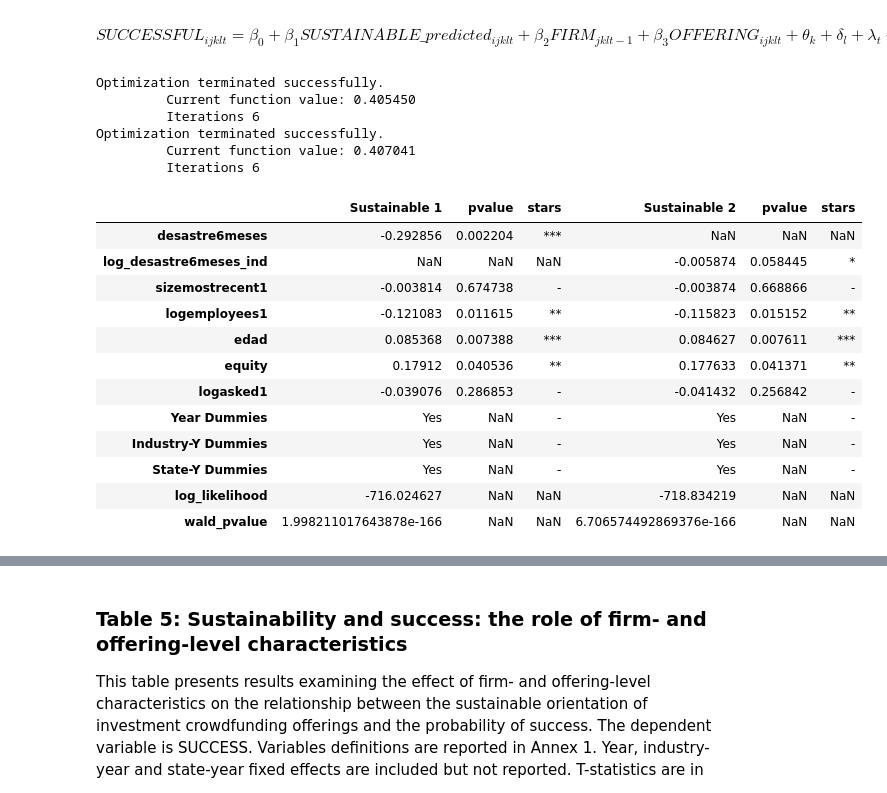
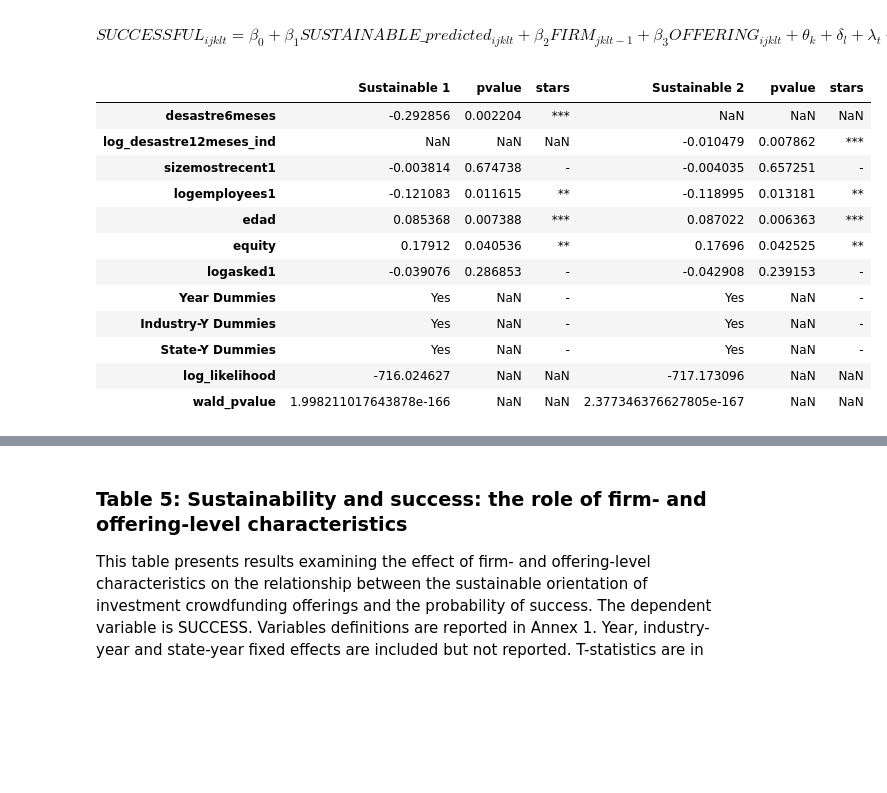
Before and after one commit to alvarorezola/MendozaEtAl2023-VC, a Jupyter notebook: script.ipynb, the cells around one changed output, grey strips where cells are left out. Drawn from its saved outputs; the diff is of its cells as text; code cells hidden in the pictures; blank space fills up the shorter version.

```diff
--- a/script.ipynb
+++ b/script.ipynb
@@ -103,15 +105,21 @@ df = df[df["deadline"] <= "2019-10-01"]
 df["totalassetsmostrecent1"] += 1e-6
 df["logtotalassetsmostrecent1"] = np.log(df["totalassetsmostrecent1"])
 df = df.dropna(subset=["desastre6meses"])
-df['desastre6meses_indemnizaciones'].fillna(0, inplace=True)
-df["desastre6meses_indemnizaciones"] += 1e-6
-df["log_desastre6meses_ind"] = np.log(df["desastre6meses_indemnizaciones"])
+df['desastre12meses_indemnizaciones'].fillna(0, inplace=True)
+df["desastre12meses_indemnizaciones"] += 1e-6
+df["log_desastre12meses_ind"] = np.log(df["desastre12meses_indemnizaciones"])
 
 # Bank Net Income to Total Assets as value of the ratio net income-to-total assets in the banking sector per state and year.
 df["bank_netincome_assets"] = df["lagnetinc"]/df["lagasset"]*100
 df['bank_netincome_assets'].fillna(0, inplace=True)
 df['banknetincome_assets_number'] = df['bank_netincome_assets']*df['lagbanks']
 df['banknetincome_assets_number'].fillna(0, inplace=True)
+
+# fill empty bank data
+df['lagbranches'].fillna(0, inplace=True)
+df['bank_netincome_assets'].fillna(0, inplace=True)
+df['lagvcfundraising'].fillna(0, inplace=True)
+df['loglagnum_oper_por_platf_y'].fillna(0, inplace=True)
 
 # Treatment and control dataframes
 df_sust = df[df["sustainable"] == 1]
@@ -505,14 +505,14 @@ columns = ['desastre6meses',
            'logasked1',
            "ind_year",
            "state_id"] + year_dummies
-X = df[columns]
+X1 = df[columns]
 
 # Drop dummies that have a constant value for all rows
-nunique = X[year_dummies].nunique()
-X = X.drop(columns = nunique[nunique == 1].index)
+nunique = X1[year_dummies].nunique()
+X1 = X1.drop(columns = nunique[nunique == 1].index)
 
 # fit model 4.1
-model1 = Probit(y, X).fit(cov_type='HC0')
+model1 = Probit(y, X1).fit(cov_type='HC0', disp=False)
 results1 = pd.DataFrame(model1.params, columns=["Sustainable 1"])
 results1["pvalue"] = model1.pvalues
 results1.loc['Year Dummies', 'Sustainable 1'] = 'Yes'
@@ -525,7 +525,7 @@ wald_chi2 = wald_test.statistic[0][0]
 results1.loc['wald_pvalue', 'Sustainable 1'] = wald_test.pvalue
 
 # specifications table 4.2
-columns = ['log_desastre6meses_ind',
+columns = ['log_desastre12meses_ind',
            'sizemostrecent1',
            'logemployees1',
            'edad',
@@ -534,59 +534,53 @@ columns = ['log_desastre6meses_ind',
            "ind_year",
            "state_id"] + year_dummies
 
-X = df[columns]
+X2 = df[columns]
 
 # Drop dummies that have a constant value for all rows
-nunique = X[year_dummies].nunique()
-X = X.drop(columns = nunique[nunique == 1].index)
+nunique = X2[year_dummies].nunique()
+X2 = X2.drop(columns = nunique[nunique == 1].index)
 
 # fit model 4.2
-mode42 = Probit(y, X).fit(cov_type='HC0')
-results42 = pd.DataFrame(mode42.params, columns=["Sustainable 2"])
-results42["pvalue"] = mode42.pvalues
+model42 = Probit(y, X2).fit(cov_type='HC0', disp=False)
+results42 = pd.DataFrame(model42.params, columns=["Sustainable 2"])
+results42["pvalue"] = model42.pvalues
 results42.loc['Year Dummies', 'Sustainable 2'] = 'Yes'
 results42.loc['Industry-Y Dummies', 'Sustainable 2'] = 'Yes'
 results42.loc['State-Y Dummies', 'Sustainable 2'] = 'Yes'
 results42['stars'] = results42["pvalue"].apply(significance_stars)
-results42.loc['log_likelihood', 'Sustainable 2'] = mode42.llf
-wald_test = mode42.wald_test(mode42.model.exog_names)
+results42.loc['log_likelihood', 'Sustainable 2'] = model42.llf
+wald_test = model42.wald_test(model42.model.exog_names)
 wald_chi2 = wald_test.statistic[0][0]
 results42.loc['wald_pvalue', 'Sustainable 2'] = wald_test.pvalue
 
 # Desired order
 row_order = ["desastre6meses",
-             "log_desastre6meses_ind",
+             "log_desastre12meses_ind",
              "sizemostrecent1",
              "logemployees1",
              "edad",
              "equity",
              "logasked1",
              "ind_year",
              "state_id",
              'Year Dummies',
              "Industry-Y Dummies",
              "State-Y Dummies",
              "log_likelihood",
              "wald_pvalue"]
 
 pd.concat([results1, results42], axis=1).reindex(row_order).drop(['ind_year', 'state_id'])
 # %% [output]
-Optimization terminated successfully.
-         Current function value: 0.405450
-         Iterations 6
-Optimization terminated successfully.
-         Current function value: 0.407041
-         Iterations 6
 |  | Sustainable 1 | pvalue | stars | Sustainable 2 | pvalue | stars |
 | desastre6meses | -0.292856 | 0.002204 | *** | NaN | NaN | NaN |
-| log_desastre6meses_ind | NaN | NaN | NaN | -0.005874 | 0.058445 | * |
-| sizemostrecent1 | -0.003814 | 0.674738 | - | -0.003874 | 0.668866 | - |
-| logemployees1 | -0.121083 | 0.011615 | ** | -0.115823 | 0.015152 | ** |
-| edad | 0.085368 | 0.007388 | *** | 0.084627 | 0.007611 | *** |
-| equity | 0.17912 | 0.040536 | ** | 0.177633 | 0.041371 | ** |
-| logasked1 | -0.039076 | 0.286853 | - | -0.041432 | 0.256842 | - |
+| log_desastre12meses_ind | NaN | NaN | NaN | -0.010479 | 0.007862 | *** |
+| sizemostrecent1 | -0.003814 | 0.674738 | - | -0.004035 | 0.657251 | - |
+| logemployees1 | -0.121083 | 0.011615 | ** | -0.118995 | 0.013181 | ** |
+| edad | 0.085368 | 0.007388 | *** | 0.087022 | 0.006363 | *** |
+| equity | 0.17912 | 0.040536 | ** | 0.17696 | 0.042525 | ** |
+| logasked1 | -0.039076 | 0.286853 | - | -0.042908 | 0.239153 | - |
 | Year Dummies | Yes | NaN | - | Yes | NaN | - |
 | Industry-Y Dummies | Yes | NaN | - | Yes | NaN | - |
 | State-Y Dummies | Yes | NaN | - | Yes | NaN | - |
-| log_likelihood | -716.024627 | NaN | NaN | -718.834219 | NaN | NaN |
-| wald_pvalue | 1.998211017643878e-166 | NaN | NaN | 6.706574492869376e-166 | NaN | NaN |
+| log_likelihood | -716.024627 | NaN | NaN | -717.173096 | NaN | NaN |
+| wald_pvalue | 1.998211017643878e-166 | NaN | NaN | 2.377346376627805e-167 | NaN | NaN |
```
Also changed, not shown: parts of 10 cells of this notebook.
